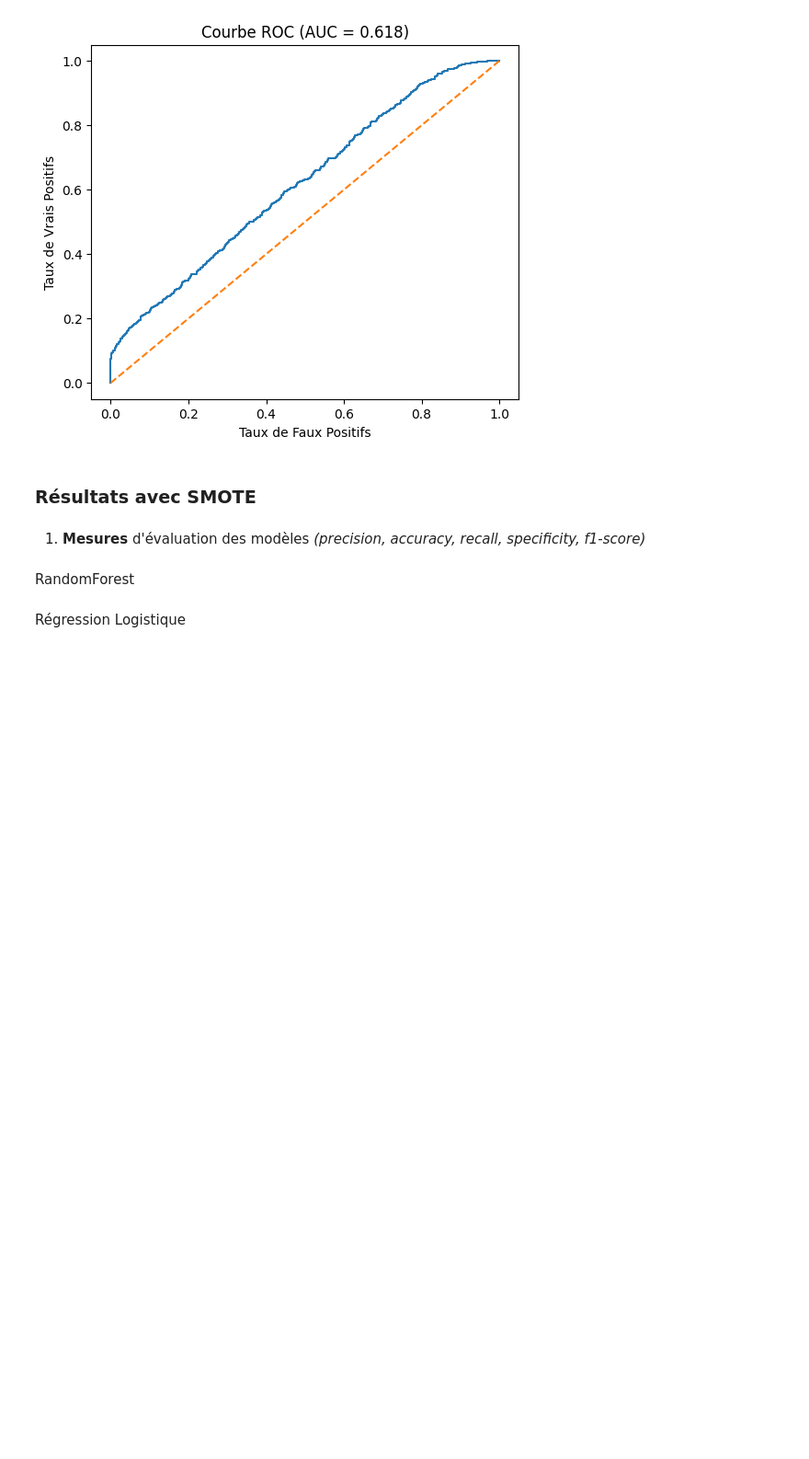
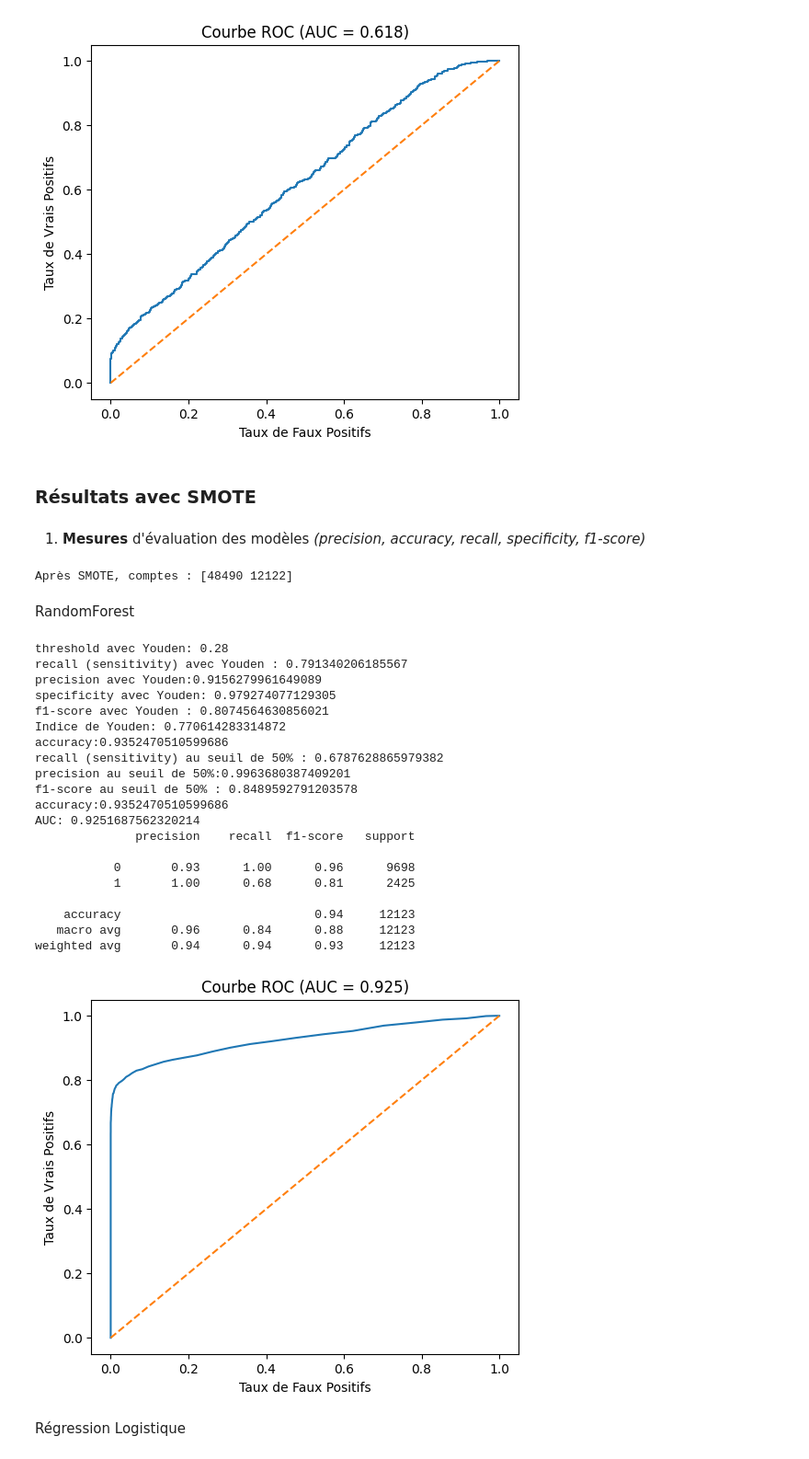
Before and after one commit to Lanier777/PROJET_STATAPP_MILLIMAN, a Jupyter notebook: Analyse descriptive "Fraud Detection Dataset"/Comparaison des modèles.ipynb, the cells around one changed output. Shown at 92% size. Saved outputs shown, nothing was run; the diff lists cells and outputs as text; code cells hidden in the pictures; blank space fills up the shorter version.

Commit message:
Métriques calculées et courbes ROC tracées (AUC de 0.62 sans SMT et 0.92 avec SMT)

```diff
--- a/Analyse descriptive "Fraud Detection Dataset"/Comparaison des modèles.ipynb
+++ b/Analyse descriptive "Fraud Detection Dataset"/Comparaison des modèles.ipynb
@@ -499,7 +499,7 @@ def smote(A,b,p):
             X_res=pd.concat([X_res, pd.DataFrame(synthetic,columns=P.columns)], axis = 0,ignore_index=True)
             y_res=pd.concat([y_res, pd.Series(1)], axis = 0, ignore_index=True)
         print('Après SMOTE manuel p, nouvelles formes :', X_res.shape, np.bincount(y_res.astype(int)))
-
+    return X_res, y_res
 
 def smote_bis(A,b,p):
     P=A.reset_index(drop=True)
@@ -513,4 +513,5 @@ def smote_bis(A,b,p):
     X_res, y_res = sm.fit_resample(P, q)
     #On vérifie que les classes ont bien été rééquilibrées
     print('Après SMOTE, comptes :', np.bincount(y_res.astype(int)))
+    return X_res, y_res
 # %% [output]
@@ -618,12 +612,12 @@ def metrics(y_pred,y_pred_proba,T,t):
     accuracy=accuracy_score(t,y_pred)
 
     #Matrice de confusion au seuil de 50%
-    confusion_matrix(y_test, y_pred,labels = [1,0])
+    confusion_matrix(t, y_pred,labels = [1,0])
 
     #Les métriques au seuil de 50%
-    prec = precision_score(y_test, y_pred)
-    rec = recall_score(y_test, y_pred)
-    fscore = f1_score(y_test, y_pred)
+    prec = precision_score(t, y_pred)
+    rec = recall_score(t, y_pred)
+    fscore = f1_score(t, y_pred)
 
 
     #Affichage métriques au seuil obtenu grâce à l'indice de Youden
@@ -824,7 +818,41 @@ weighted avg       0.95      0.95      0.94     10200
 ### **Résultats avec SMOTE**
 # %% [markdown]
 1. **Mesures** d'évaluation des modèles *(precision, accuracy, recall, specificity, f1-score)*
+# %%
+X_s, y_s = smote(X,y,0.2)
+# %% [output]
+Après SMOTE, comptes : [48490 12122]
+# %%
+X_train_s, X_test_s, y_train_s, y_test_s = train_test_split(X_s, y_s, test_size=0.2,
+random_state=42, stratify=y_s)
 # %% [markdown]
 RandomForest
+# %%
+modele=random_forest
+y_pred, y_pred_proba = modele(X_train_s, y_train_s, X_test_s, y_test_s)
+metrics(y_pred, y_pred_proba,X_test_s, y_test_s)
+roc(y_pred, y_pred_proba,X_test_s, y_test_s)
+# %% [output]
+threshold avec Youden: 0.28
+recall (sensitivity) avec Youden : 0.791340206185567
+precision avec Youden:0.9156279961649089
+specificity avec Youden: 0.979274077129305
+f1-score avec Youden : 0.8074564630856021
+Indice de Youden: 0.770614283314872
+accuracy:0.9352470510599686
+recall (sensitivity) au seuil de 50% : 0.6787628865979382
+precision au seuil de 50%:0.9963680387409201
+f1-score au seuil de 50% : 0.8489592791203578
+accuracy:0.9352470510599686
+AUC: 0.9251687562320214
+              precision    recall  f1-score   support
+
+           0       0.93      1.00      0.96      9698
+           1       1.00      0.68      0.81      2425
+
+    accuracy                           0.94     12123
+   macro avg       0.96      0.84      0.88     12123
+weighted avg       0.94      0.94      0.93     12123
+[figure, added]
 # %% [markdown]
 Régression Logistique
```
Also changed, not shown: parts of 5 cells of this notebook.
